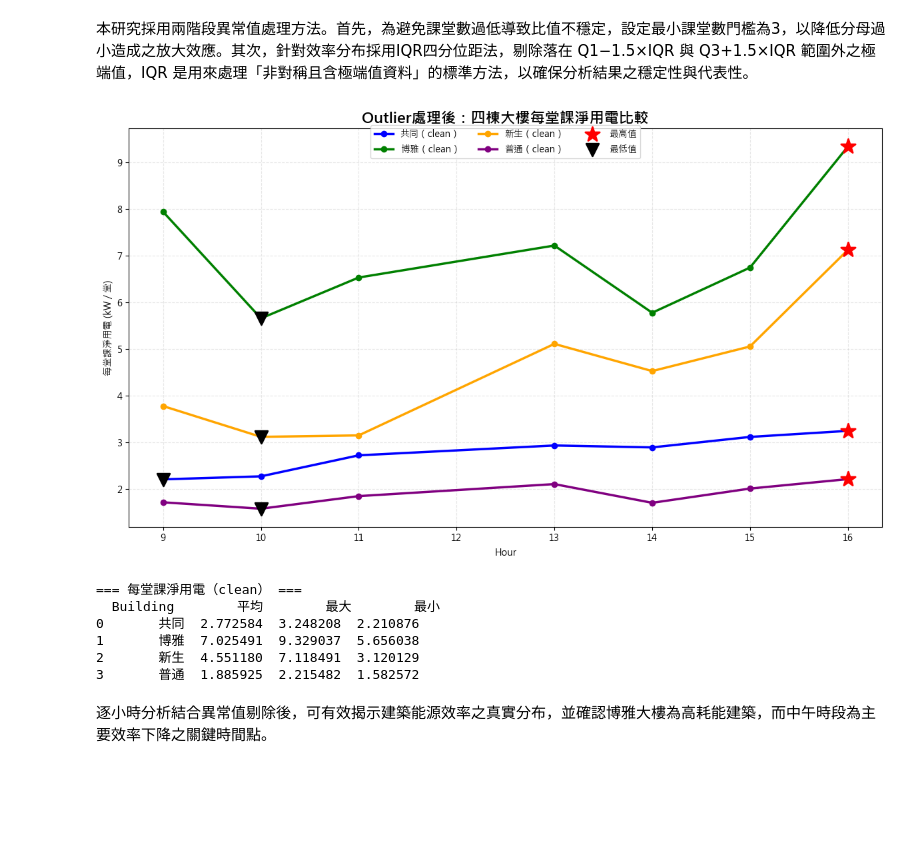
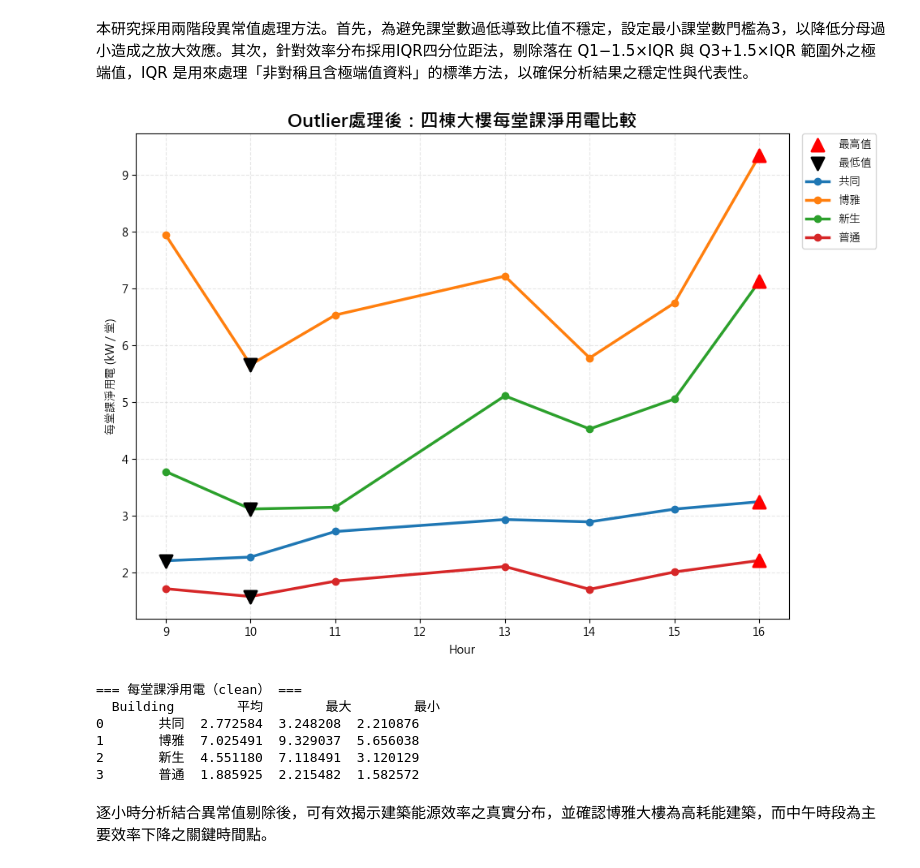
Before and after one commit to tinggeco/final_project, a Jupyter notebook: 團體專題/final_project-data-preprocessing/圖檔.ipynb, the cells around one changed output. Drawn from its saved outputs; the diff is of its cells as text; code cells hidden in the pictures; blank space fills up the shorter version.

Commit message:
update notebook and output images

```diff
--- a/團體專題/final_project-data-preprocessing/圖檔.ipynb
+++ b/團體專題/final_project-data-preprocessing/圖檔.ipynb
@@ -296,7 +481,12 @@ output_folder = r"C:\Users\admin\Desktop\環保能源\團體專題\output"
 os.makedirs(output_folder, exist_ok=True)
 
 buildings = ["共同", "博雅", "新生", "普通"]
-
+building_colors = {
+    "共同": "#1f77b4",  # 藍
+    "博雅": "#ff7f0e",  # 橘
+    "新生": "#2ca02c",  # 綠
+    "普通": "#d62728"   # 紅
+}
 weekday_map = {
     "星期一": 1,
     "星期二": 2,
@@ -385,6 +575,7 @@ for b in buildings:
         df["功率除以課堂數"],
         marker="o",
         linewidth=2.5,
+        color=building_colors[b],   # ← 這行是重點
         label=f"{b}大樓"
     )
 
@@ -436,7 +627,12 @@ folder = r"C:\Users\admin\Desktop\環保能源\團體專題\final_project-data-p
 buildings = ["共同", "博雅", "新生", "普通"]
 weekday_list = ["星期一", "星期二", "星期三", "星期四", "星期五"]
 
-colors = ["blue", "green", "orange", "purple"]
+building_colors = {
+    "共同": "#1f77b4",  # 藍
+    "博雅": "#ff7f0e",  # 橘
+    "新生": "#2ca02c",  # 綠
+    "普通": "#d62728"   # 紅
+}
 
 plt.figure(figsize=(12, 7))
 summary = []
@@ -521,8 +717,8 @@ for i, b in enumerate(buildings):
         df_clean["每堂課淨用電(kW/堂)"],
         marker="o",
         linewidth=2.5,
-        color=colors[i],
-        label=f"{b}（clean）",
+        color=building_colors[b],   # ← 這行是重點
+        label=f"{b}",
         zorder=3
     )
 
@@ -542,8 +738,8 @@ for i, b in enumerate(buildings):
         max_x, max_y,
         facecolors="red",
         edgecolors="red",
-        marker="*",
-        s=260,
+        marker="^",
+        s=120,
         linewidths=2,
         zorder=6,
         label="最高值" if i == 0 else None
@@ -555,7 +751,7 @@ for i, b in enumerate(buildings):
         facecolors="black",
         edgecolors="black",
         marker="v",
-        s=180,
+        s=120,
         linewidths=2,
         zorder=6,
         label="最低值" if i == 0 else None
@@ -571,44 +767,53 @@ for i, b in enumerate(buildings):
         "最小": df_clean["每堂課淨用電(kW/堂)"].min()
     })
 
 # =========================
 # 8. 圖表設定
 # =========================
 plt.title("Outlier處理後：四棟大樓每堂課淨用電比較", fontsize=16, fontweight="bold")
 plt.xlabel("Hour")
 plt.ylabel("每堂課淨用電 (kW / 堂)")
 plt.grid(True, linestyle="--", alpha=0.3)
 
 # 👉 Legend 排序（重點）
+# 👉 Legend 放到圖表右邊，並包含四棟大樓 + 最高值 + 最低值
 handles, labels = plt.gca().get_legend_handles_labels()
 
-building_idx = [i for i, l in enumerate(labels) if "clean" in l]
-marker_idx = [i for i, l in enumerate(labels) if l in ["最高值", "最低值"]]
+legend_order = ["最高值", "最低值", "共同", "博雅", "新生", "普通"]
 
-order = building_idx + marker_idx
+ordered_handles = []
+ordered_labels = []
+
+for name in legend_order:
+    if name in labels:
+        idx = labels.index(name)
+        ordered_handles.append(handles[idx])
+        ordered_labels.append(labels[idx])
 
 plt.legend(
-    [handles[i] for i in order],
-    [labels[i] for i in order],
-    loc="upper center",
-    bbox_to_anchor=(0.5, 1.02),  # 往上微調
-    ncol=3,                      # 分成多欄，避免太長
+    ordered_handles,
+    ordered_labels,
+    loc="upper left",
+    bbox_to_anchor=(1.02, 1),
+    borderaxespad=0,
     frameon=True
 )
 
-plt.tight_layout()
+plt.tight_layout(rect=[0, 0, 0.82, 1])
+
 save_path = os.path.join(output_folder, "四棟大樓每堂課淨用電比較.png")
 plt.savefig(save_path, dpi=300, bbox_inches="tight")
 plt.show()
-
+output_folder = r"C:\Users\admin\Desktop\環保能源\團體專題\output"
+os.makedirs(output_folder, exist_ok=True)
 # =========================
 # 9. 表格
 # =========================
 summary_df = pd.DataFrame(summary)
 print("\n=== 每堂課淨用電（clean） ===")
 print(summary_df)
 # %% [output]
-[figure, old version]
+[figure, new version]
 === 每堂課淨用電（clean） ===
   Building        平均        最大        最小
 0       共同  2.772584  3.248208  2.210876
```
Also changed, not shown: parts of 2 cells of this notebook, 5 other files.
